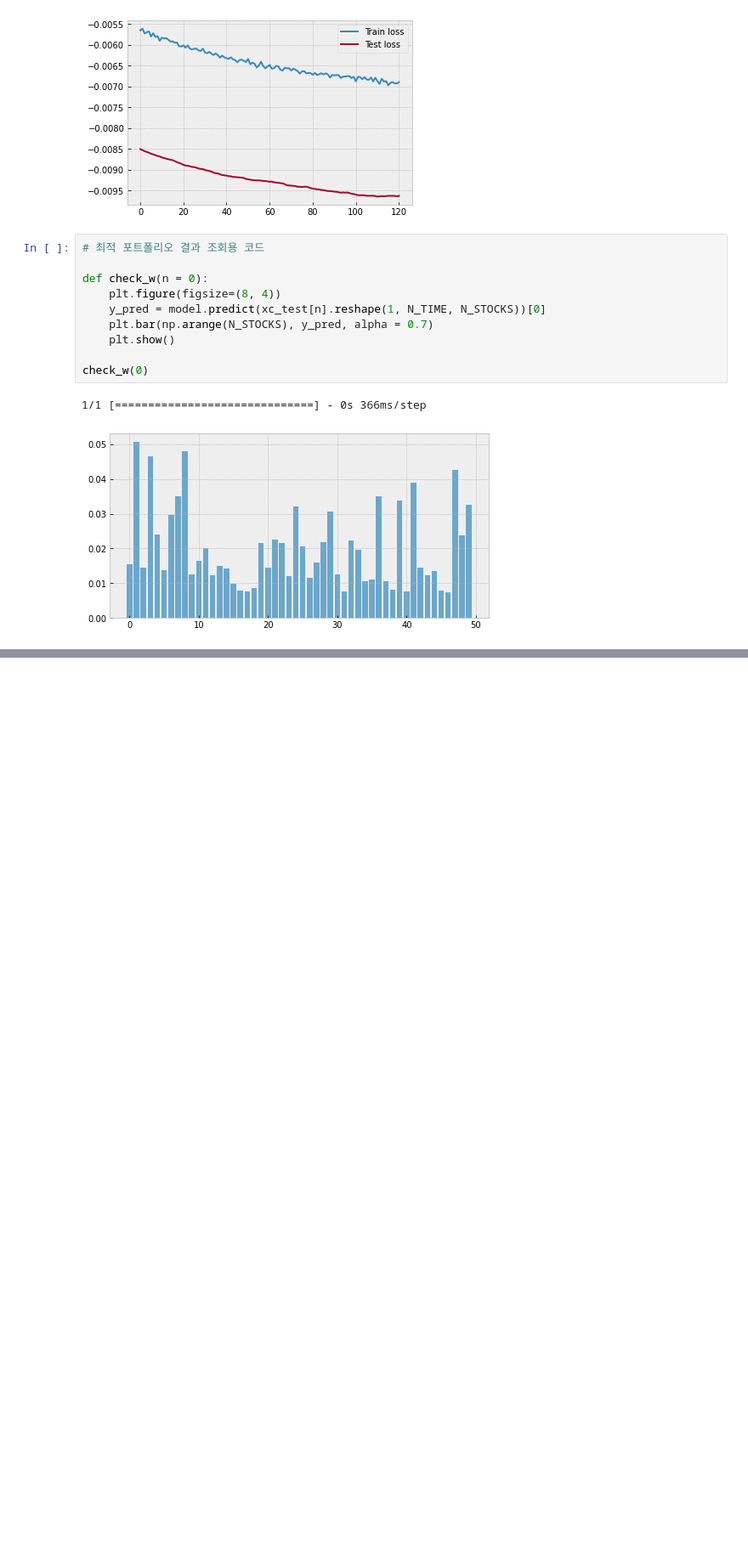
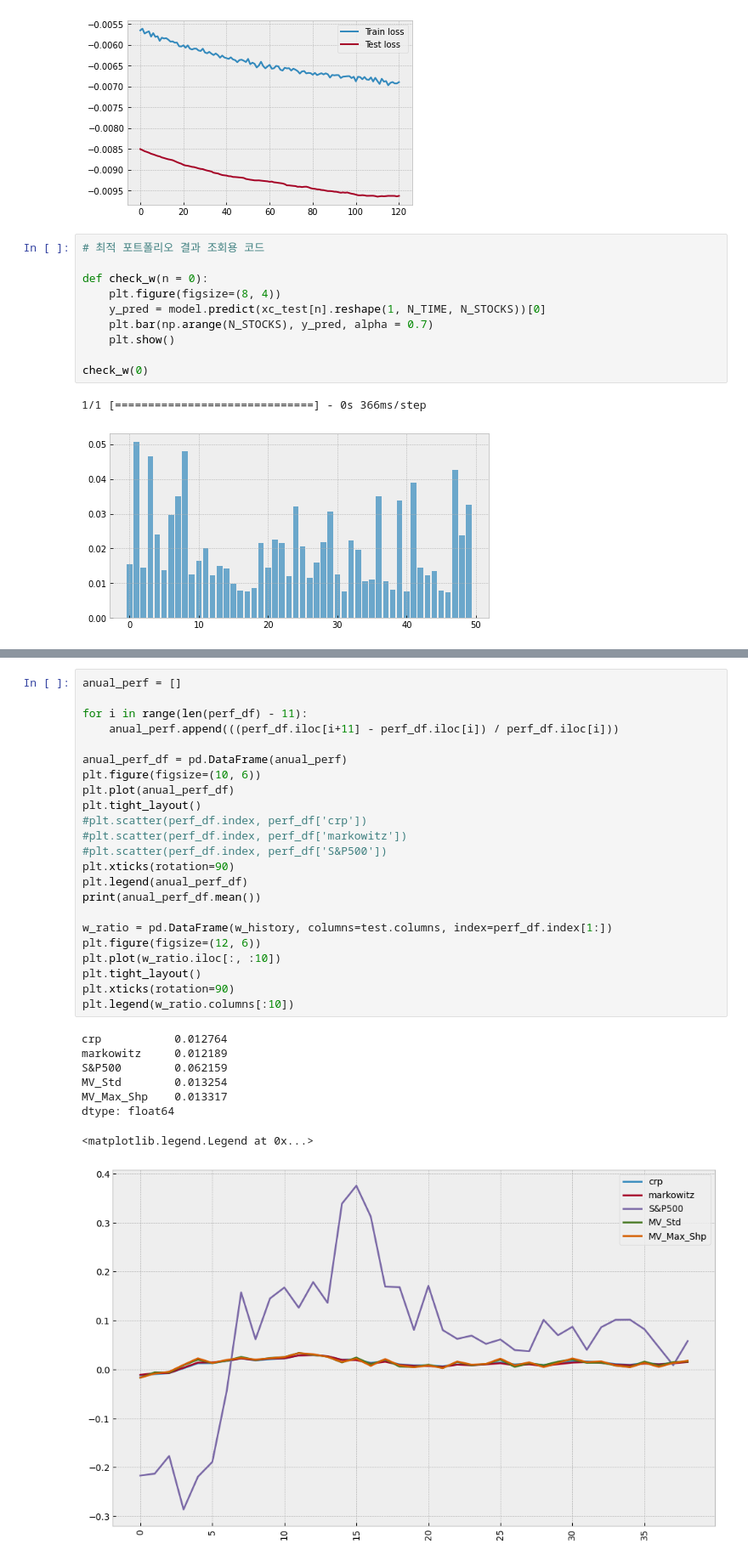
Before and after one commit to ChoiInYeol/Finance-Data-Analysis-Project, a Jupyter notebook: 4. Cross-Validation.ipynb, the cells around one changed output, grey strips where cells are left out. Shown at 85% size. Saved outputs shown, nothing was run; the diff lists cells and outputs as text; blank space fills up the shorter version.

```diff
--- a/4. Cross-Validation.ipynb
+++ b/4. Cross-Validation.ipynb
@@ -220,3 +225,35 @@ Total params: 32,690
 Trainable params: 32,690
 Non-trainable params: 0
 _________________________________________________________________
+# %%
+anual_perf = []
+
+for i in range(len(perf_df) - 11):
+    anual_perf.append(((perf_df.iloc[i+11] - perf_df.iloc[i]) / perf_df.iloc[i]))
+
+anual_perf_df = pd.DataFrame(anual_perf)
+plt.figure(figsize=(10, 6))
+plt.plot(anual_perf_df)
+plt.tight_layout()
+#plt.scatter(perf_df.index, perf_df['crp'])
+#plt.scatter(perf_df.index, perf_df['markowitz'])
+#plt.scatter(perf_df.index, perf_df['S&P500'])
+plt.xticks(rotation=90)
+plt.legend(anual_perf_df)
+print(anual_perf_df.mean())
+
+w_ratio = pd.DataFrame(w_history, columns=test.columns, index=perf_df.index[1:])
+plt.figure(figsize=(12, 6))
+plt.plot(w_ratio.iloc[:, :10])
+plt.tight_layout()
+plt.xticks(rotation=90)
+plt.legend(w_ratio.columns[:10])
+# %% [output]
+crp           0.012764
+markowitz     0.012189
+S&P500        0.062159
+MV_Std        0.013254
+MV_Max_Shp    0.013317
+dtype: float64
+<matplotlib.legend.Legend at 0x...>
+[figure, added]
```
Also changed, not shown: parts of 23 cells of this notebook.
